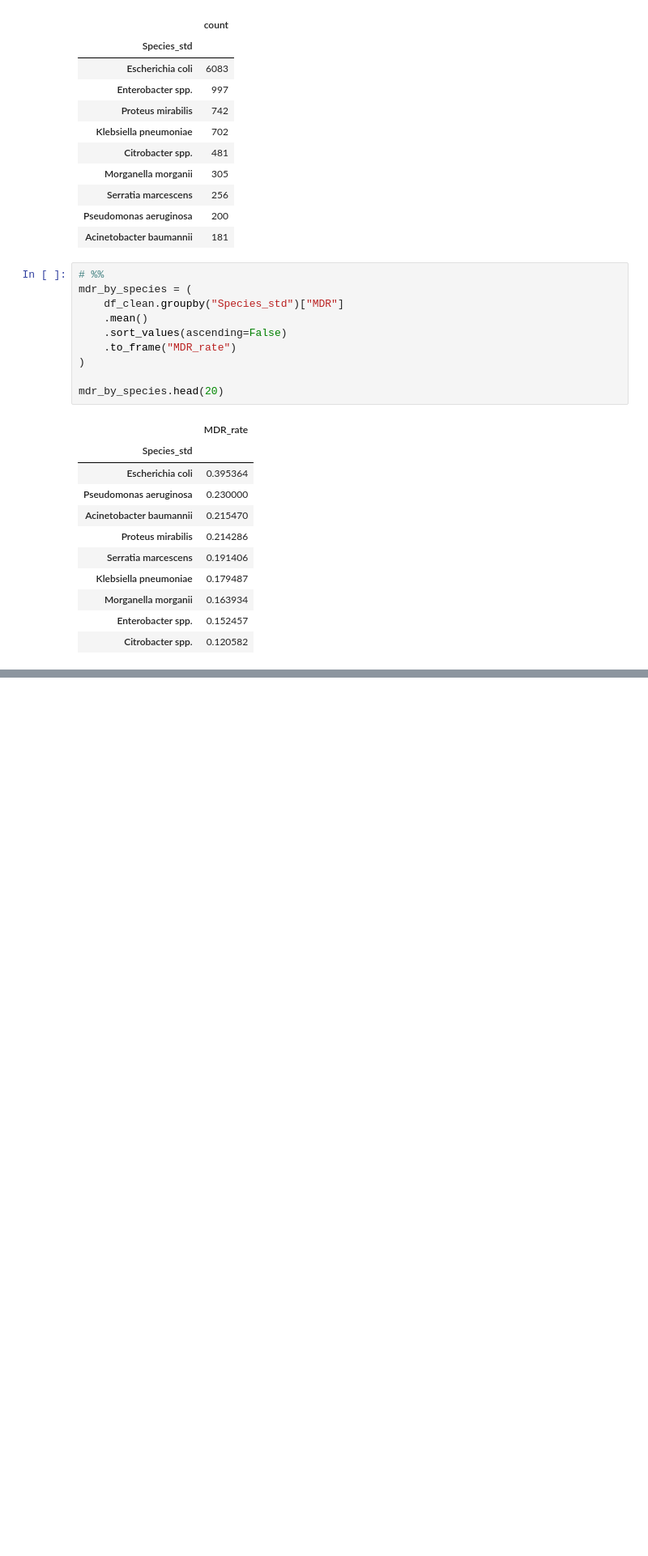
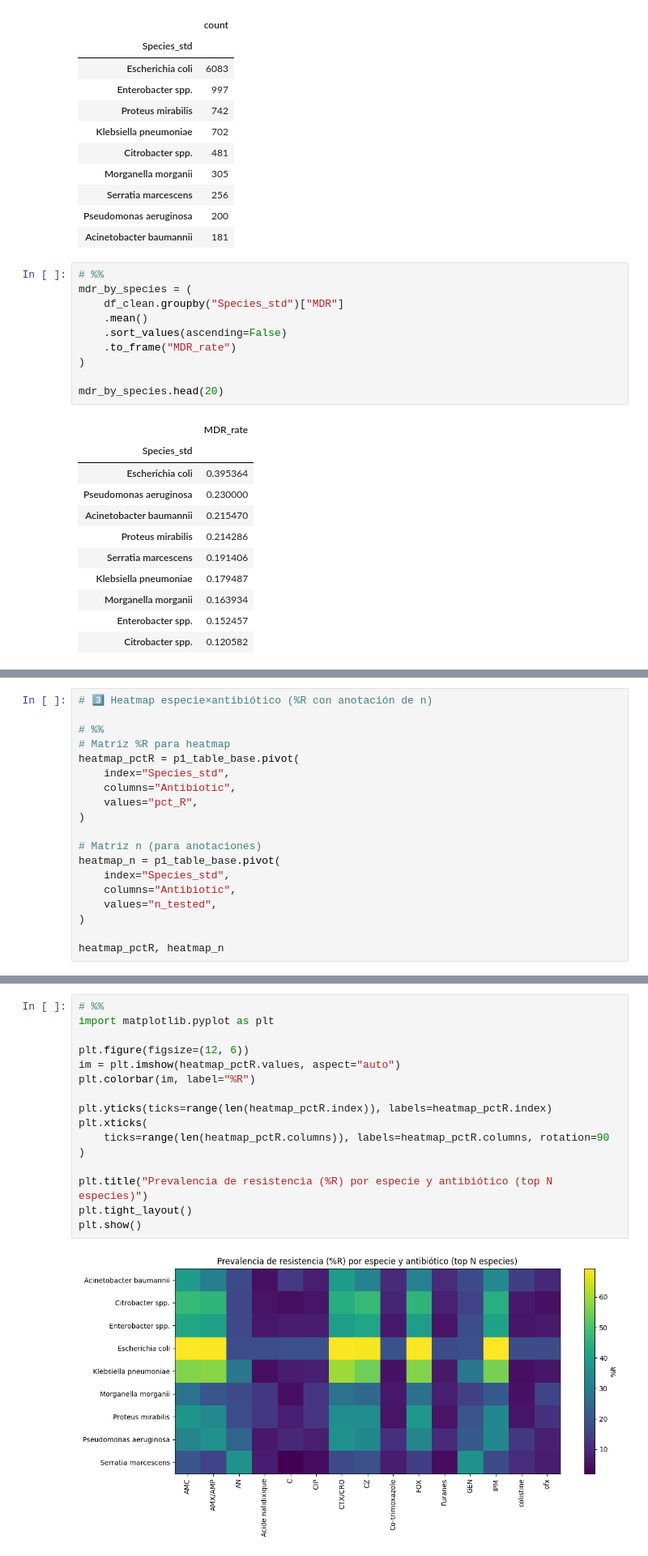
Before and after one commit to smaje99/diploma-in-data-analytics-in-business-management-unir, a Jupyter notebook: mbr-susceptibility-eda/mbr-susceptibility-eda.ipynb, the cells around one changed output, grey strips where cells are left out. Shown at 81% size. Cells and saved outputs as stored; diff of their text form; blank space fills up the shorter version.

Commit message:
✨ Implement Phase 2 - Analysis for P1: Species-antibiotic prevalence

```diff
--- a/mbr-susceptibility-eda/mbr-susceptibility-eda.ipynb
+++ b/mbr-susceptibility-eda/mbr-susceptibility-eda.ipynb
@@ -2163,0 +2292,19 @@ mdr_by_species.head(20)
+# %%
+# 3️⃣ Heatmap especie×antibiótico (%R con anotación de n)
+
+# %%
+# Matriz %R para heatmap
+heatmap_pctR = p1_table_base.pivot(
+    index="Species_std",
+    columns="Antibiotic",
+    values="pct_R",
+)
+
+# Matriz n (para anotaciones)
+heatmap_n = p1_table_base.pivot(
+    index="Species_std",
+    columns="Antibiotic",
+    values="n_tested",
+)
+
+heatmap_pctR, heatmap_n
@@ -2163,0 +2329,18 @@ mdr_by_species.head(20)
+# %%
+# %%
+import matplotlib.pyplot as plt
+
+plt.figure(figsize=(12, 6))
+im = plt.imshow(heatmap_pctR.values, aspect="auto")
+plt.colorbar(im, label="%R")
+
+plt.yticks(ticks=range(len(heatmap_pctR.index)), labels=heatmap_pctR.index)
+plt.xticks(
+    ticks=range(len(heatmap_pctR.columns)), labels=heatmap_pctR.columns, rotation=90
+)
+
+plt.title("Prevalencia de resistencia (%R) por especie y antibiótico (top N especies)")
+plt.tight_layout()
+plt.show()
+# %% [output]
+[figure, added]
```
Also changed, not shown: parts of 19 cells of this notebook, 4 other files.
